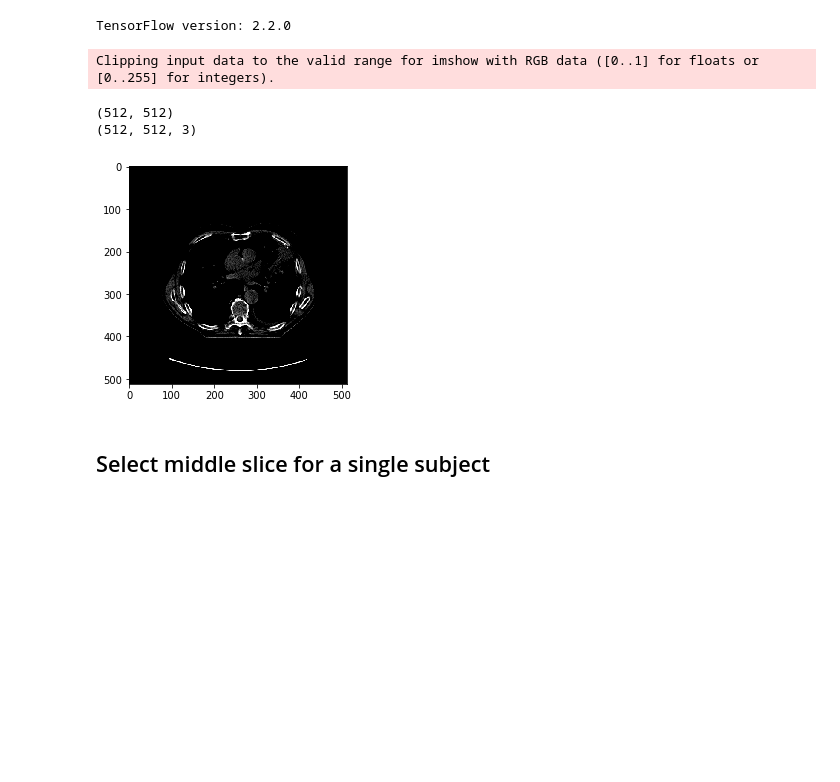
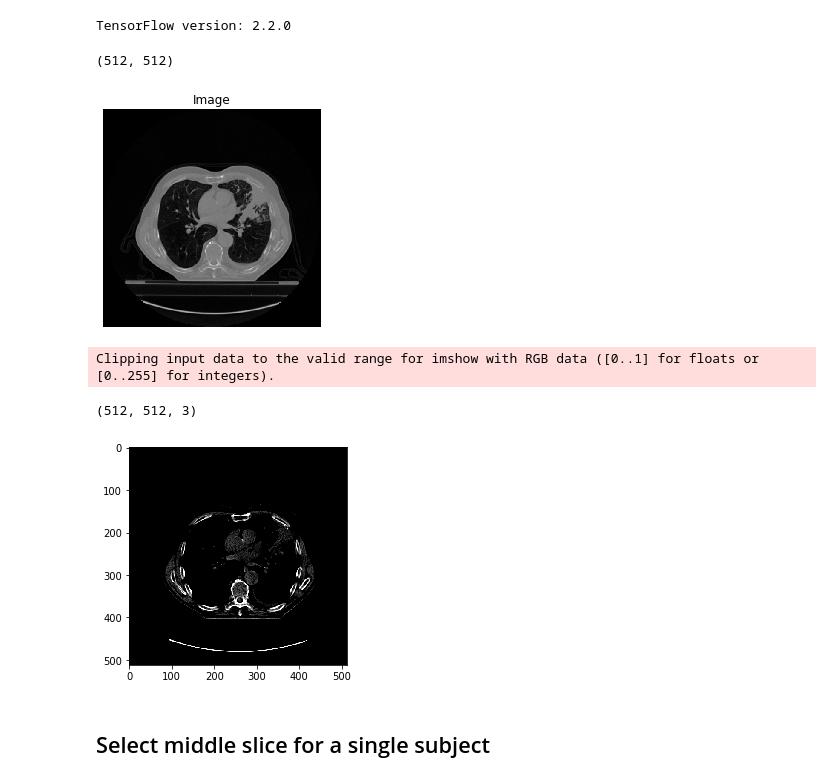
Before and after one commit to DanielEvansLab/MLgroup, a Jupyter notebook: NSCLS_deep/NSCLS.ipynb, the cells around one changed output. Saved outputs shown, nothing was run; the diff lists cells and outputs as text; code cells hidden in the pictures; blank space fills up the shorter version.

```diff
--- a/NSCLS_deep/NSCLS.ipynb
+++ b/NSCLS_deep/NSCLS.ipynb
@@ -27,24 +27,25 @@ TensorFlow version: 2.2.0
 # %%
 im = imageio.imread("~/shared/sfcc/shared_data/NSCLS/data/dicom/NSCLC-Radiomics/NSCLC-Radiomics/LUNG1-001/09-18-2008-StudyID-69331/0.000000-82046/1-067.dcm")
 print(im.shape)
-def show_image(image, title = "Image", cmap_type = "rainbow"):
+def show_image(image, title = "Image", cmap_type = "gray"):
     plt.imshow(image, cmap = cmap_type)
     plt.title(title)
     plt.axis("off")
     plt.show()
 
-#show_image(im)
+show_image(im)
 #print(im.meta.keys())
 imRGB = color.gray2rgb(im)
 print(imRGB.shape)
 #show_image(imRGB)
 plt.imshow(imRGB)
 plt.show()
 # %% [output]
-Clipping input data to the valid range for imshow with RGB data ([0..1] for floats or [0..255] for integers).
+(512, 512)
+[figure, new version]
-(512, 512)
-(512, 512, 3)
+Clipping input data to the valid range for imshow with RGB data ([0..1] for floats or [0..255] for integers).
-[figure, old version]
+(512, 512, 3)
+[figure, added]
 # %% [markdown]
 ## Select middle slice for a single subject
 # %%
```
Also changed, not shown: parts of 8 cells of this notebook.
